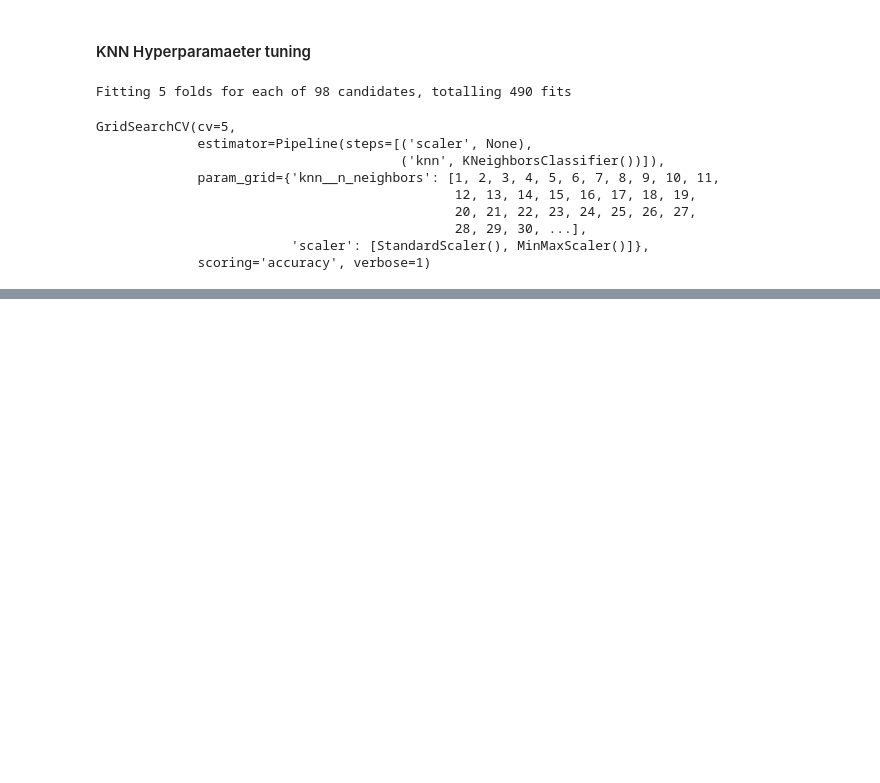
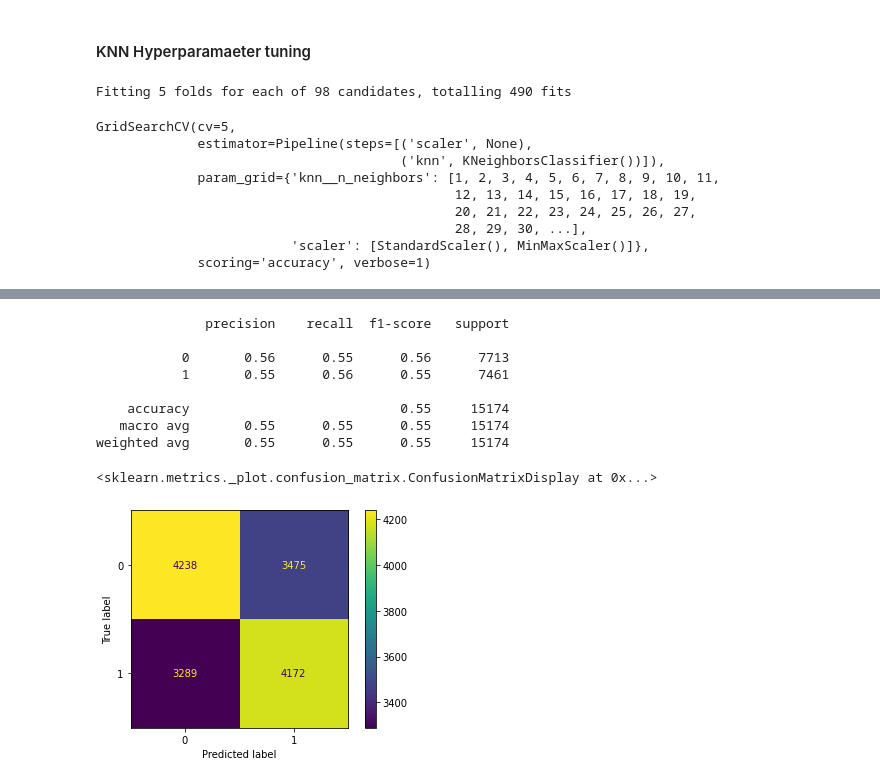
Before and after one commit to FabianAndersson17/Machinelearning-Fabian-Andersson, a Jupyter notebook: Labs/Machine-learning.ipynb, the cells around one changed output, grey strips where cells are left out. Saved outputs shown, nothing was run; the diff lists cells and outputs as text; code cells hidden in the pictures; blank space fills up the shorter version.

```diff
--- a/Labs/Machine-learning.ipynb
+++ b/Labs/Machine-learning.ipynb
@@ -667,0 +670,5 @@ GridSearchCV(cv=5,
+# %%
+pipeline_DT = Pipeline([("scaler", None), ("decisionTree", DecisionTreeClassifier())])
+param_grid_DT = {"scaler": [StandardScaler(), MinMaxScaler()], "decisionTree__criterion": ["gini", "entropy"], "decisionTree__splitter": ["best", "random"]}
+classifier_DT = GridSearchCV(estimator=pipeline_DT, cv=5, scoring="accuracy", verbose=1, param_grid=param_grid_DT)
+classifier_DT.fit(X_train_val_1, y_train_val_1)
@@ -667,0 +687,10 @@ GridSearchCV(cv=5,
+# %%
+pipeline_Logistic = Pipeline([("scaler", None), ("logistic", LogisticRegression())])
+param_grid_Log = {
+    "scaler": [StandardScaler(), MinMaxScaler()],
+    "logistic__penalty": ["l1", "l2", "elasticnet"],
+    "logistic__solver": ["saga"],
+    "logistic__l1_ratio": [0.1, 0.2, 0.5, 0.75, 1]
+}
+classifier_Log = GridSearchCV(estimator=pipeline_Logistic, cv=5, scoring="accuracy", verbose=1, param_grid=param_grid_Log)
+classifier_Log.fit(X_train_val_1, y_train_val_1)
@@ -667,0 +726,17 @@ GridSearchCV(cv=5,
+# %%
+pipeline_DT.fit(X_train_val_1, y_train_val_1)
+y_val_pred_DT = pipeline_DT.predict(X_validation_1)
+print(classification_report(y_validation_1, y_val_pred_DT))
+cm = confusion_matrix(y_validation_1, y_val_pred_DT)
+ConfusionMatrixDisplay(cm).plot()
+# %% [output]
+              precision    recall  f1-score   support
+
+           0       0.56      0.55      0.56      7713
+           1       0.55      0.56      0.55      7461
+
+    accuracy                           0.55     15174
+   macro avg       0.55      0.55      0.55     15174
+weighted avg       0.55      0.55      0.55     15174
+<sklearn.metrics._plot.confusion_matrix.ConfusionMatrixDisplay at 0x...>
+[figure, added]
```
Also changed, not shown: parts of 23 cells of this notebook.
